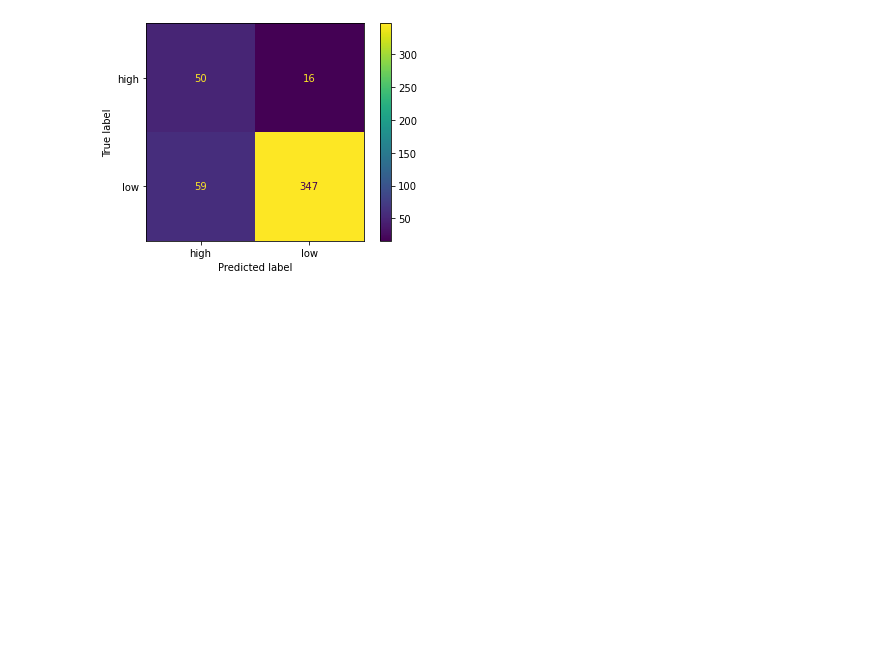
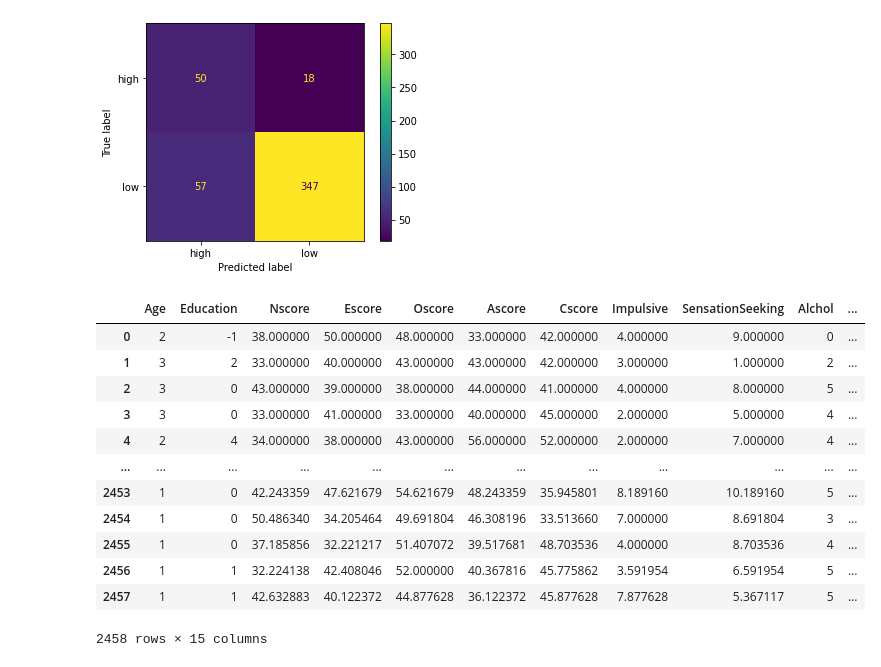
Before and after one commit to AmirMEdris/PredictingDrugUse, a Jupyter notebook: Models/UsingBothVotingClassifiers.ipynb, the cells around one changed output. Saved outputs shown, nothing was run; the diff lists cells and outputs as text; code cells hidden in the pictures; blank space fills up the shorter version.

```diff
--- a/Models/UsingBothVotingClassifiers.ipynb
+++ b/Models/UsingBothVotingClassifiers.ipynb
@@ -23,12 +23,11 @@ pd.set_option('display.max_columns', 500)
 import pickle as pkl
 vtc1 = pkl.load(open('vtc.pkl','rb'))
 vtc2 = pkl.load(open('vtcpoly.pkl','rb'))
-df1 = pd.read_csv('prepeddata.csv',index_col='Unnamed: 0')
+df1 = pd.read_csv('../prepeddata.csv',index_col='Unnamed: 0')
 df1['stimulant'] = df1['stimulant'].apply(lambda x: 'low' if x <= 2 else 'high')
 
 
-stimtestdata = df1.drop(['hallucinagen','depressant'],axis = 1)
-stimx = df1.drop('stimulant',axis = 1)
+stimx = df1.drop(['stimulant','hallucinagen','depressant'],axis = 1)
 stimy = df1.stimulant
 
 
@@ -279,3 +276,19 @@ plot_confusion_matrix(finalvtc,stimXtest, stimYtest)
 [figure]
 # %%
 pkl.dump(finalvtc,open('finaloverallvtc.pkl','wb'))
+# %%
+stimXtrain
+# %% [output]
+|  | Age | Education | Nscore | Escore | Oscore | Ascore | Cscore | Impulsive | SensationSeeking | Alchol | ... |
+| 0 | 2 | -1 | 38.000000 | 50.000000 | 48.000000 | 33.000000 | 42.000000 | 4.000000 | 9.000000 | 0 | ... |
+| 1 | 3 | 2 | 33.000000 | 40.000000 | 43.000000 | 43.000000 | 42.000000 | 3.000000 | 1.000000 | 2 | ... |
+| 2 | 3 | 0 | 43.000000 | 39.000000 | 38.000000 | 44.000000 | 41.000000 | 4.000000 | 8.000000 | 5 | ... |
+| 3 | 3 | 0 | 33.000000 | 41.000000 | 33.000000 | 40.000000 | 45.000000 | 2.000000 | 5.000000 | 4 | ... |
+| 4 | 2 | 4 | 34.000000 | 38.000000 | 43.000000 | 56.000000 | 52.000000 | 2.000000 | 7.000000 | 4 | ... |
+| ... | ... | ... | ... | ... | ... | ... | ... | ... | ... | ... | ... |
+| 2453 | 1 | 0 | 42.243359 | 47.621679 | 54.621679 | 48.243359 | 35.945801 | 8.189160 | 10.189160 | 5 | ... |
+| 2454 | 1 | 0 | 50.486340 | 34.205464 | 49.691804 | 46.308196 | 33.513660 | 7.000000 | 8.691804 | 3 | ... |
+| 2455 | 1 | 0 | 37.185856 | 32.221217 | 51.407072 | 39.517681 | 48.703536 | 4.000000 | 8.703536 | 4 | ... |
+| 2456 | 1 | 1 | 32.224138 | 42.408046 | 52.000000 | 40.367816 | 45.775862 | 3.591954 | 6.591954 | 5 | ... |
+| 2457 | 1 | 1 | 42.632883 | 40.122372 | 44.877628 | 36.122372 | 45.877628 | 7.877628 | 5.367117 | 5 | ... |
+2458 rows × 15 columns
```
Also changed, not shown: parts of 10 cells of this notebook, 6 other files.
